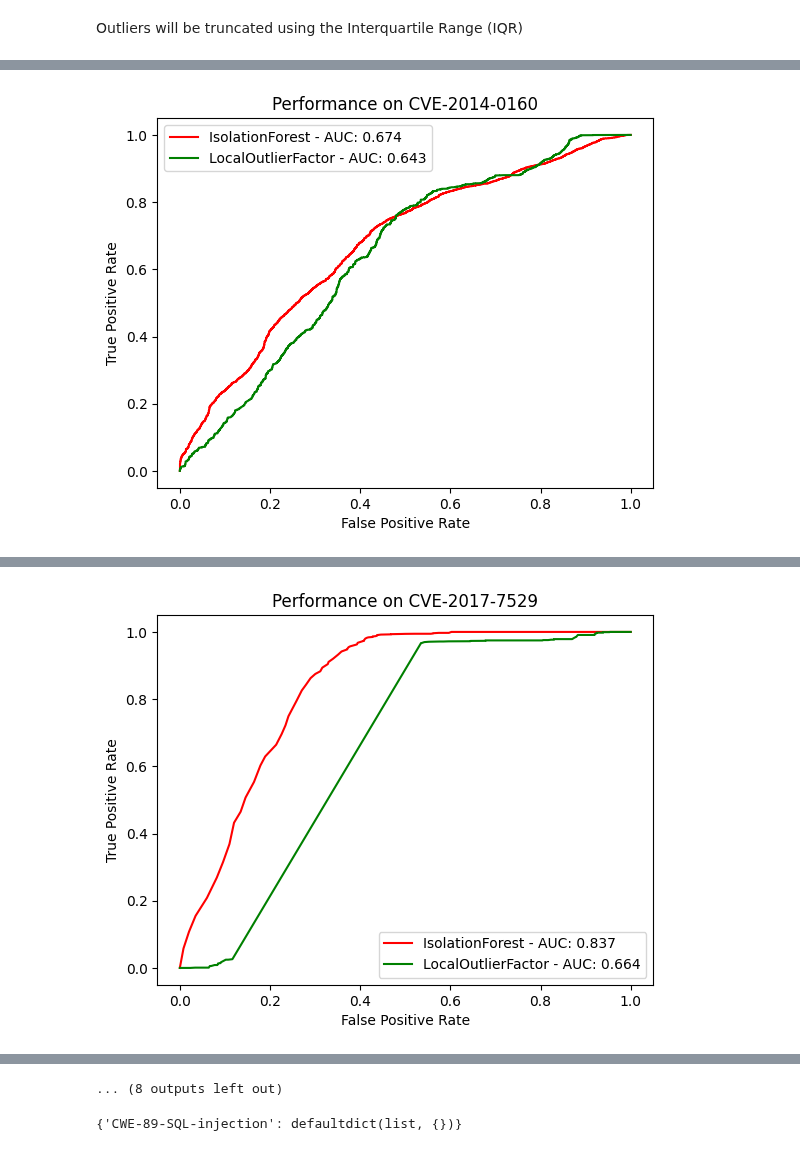
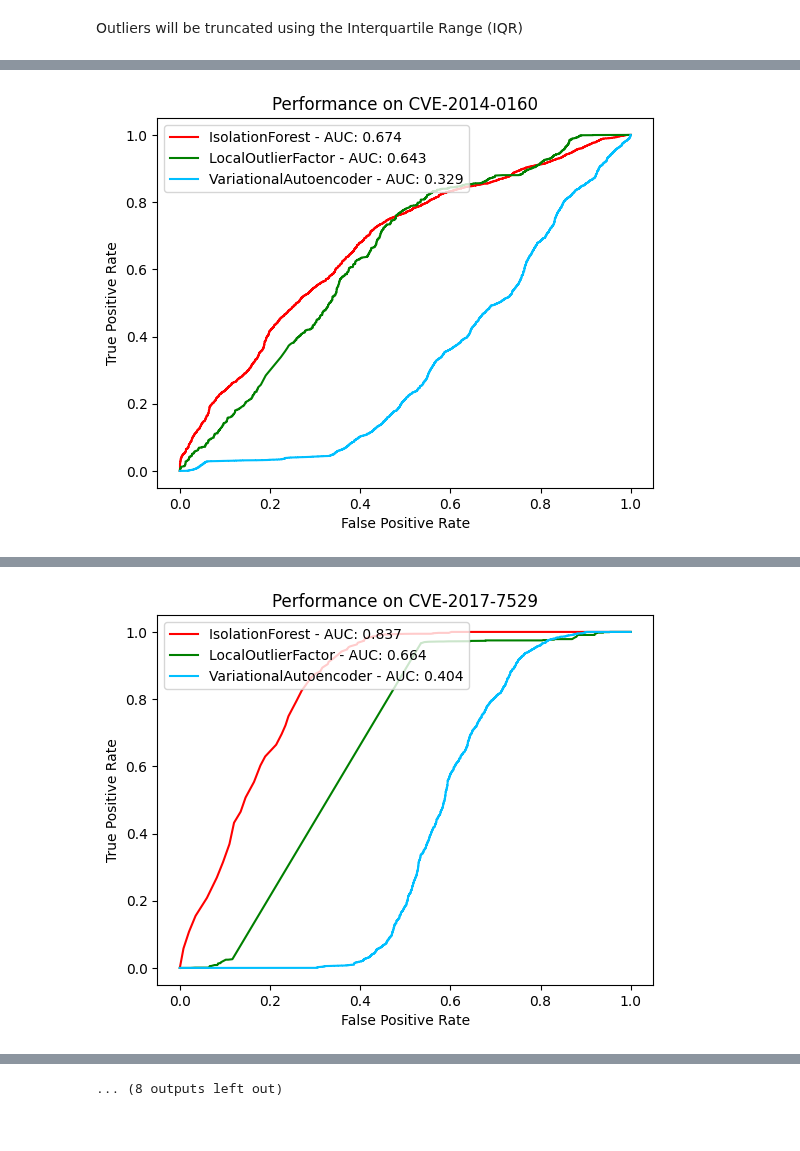
Before and after one commit to Janalytics94/anomaly-detection-software, a Jupyter notebook: src/notebooks/Evaluation.ipynb, the cells around one changed output, grey strips where cells are left out. Saved outputs shown, nothing was run; the diff lists cells and outputs as text; code cells hidden in the pictures.

```diff
--- a/src/notebooks/Evaluation.ipynb
+++ b/src/notebooks/Evaluation.ipynb
@@ -68,3 +68,9 @@ lof_ = {}
 for i in range(0, len(scenarios)):
 # get dict and save mofel for each scenario
     lof_[scenarios[i]] = load_model(model_type=model_type, data=TRAIN, scenario=scenarios[i])
+
+model_type = 'VariationalAutoencoder'
+vae = {}
+for i in range(0, len(scenarios)):
+# get dict and save mofel for each scenario
+    vae[scenarios[i]] = load_model(model_type=model_type, data=TRAIN, scenario=scenarios[i])
@@ -74,11 +92,11 @@ y_true = {}
 for i in range(0, len(scenarios)):
     y_true[scenarios[i]] = encode(TEST[scenarios[i]])['exploit'] # remember 0 = inliners, 1 = outliers
     # encode to fit Isolation Forest predicitons
-    y_true[scenarios[i]] = y_true[scenarios[i]].mask(y_true[scenarios[i]]==1, -1) # now # remember -1 outliers
-    y_true[scenarios[i]]  = y_true[scenarios[i]].mask(y_true[scenarios[i]]==0,  1) # 1 = inliners
+    #y_true[scenarios[i]] = y_true[scenarios[i]].mask(y_true[scenarios[i]]==1, -1) # now # remember -1 outliers
+    #y_true[scenarios[i]]  = y_true[scenarios[i]].mask(y_true[scenarios[i]]==0,  1) # 1 = inliners
 # %%
-name = ['IsolationForest',  'LocalOutlierFactor']
-colors = ['red', 'green']
+name = ['IsolationForest',  'LocalOutlierFactor', 'VariationalAutoencoder']
+colors = ['red', 'green', 'deepskyblue']
 # Create plots for all scenarios
 for i in range(0,len(scenarios)):
    #scenario = "CVE-2012-2122"
@@ -86,7 +104,7 @@ for i in range(0,len(scenarios)):
    X_test = TEST[scenarios[i]]
    X_test = select_columns_for_modelling(X_test)
 
-   algorithms = [ IsoForests[scenarios[i]], lof_[scenarios[i]] ]
+   algorithms = [ IsoForests[scenarios[i]], lof_[scenarios[i]], vae[scenarios[i]] ]
 
 
    fig = plt.figure()
@@ -95,10 +113,10 @@ for i in range(0,len(scenarios)):
 
       fpr_test_, tpr_test_, thresholds = roc_curve(y_true[scenarios[i]], algo_test) # Kommt drauf an wie rum(?) nochmal genau reinschauen
       algo_auc_test = auc(fpr_test_, tpr_test_)
-      J = tpr_test_ - fpr_test_
-      ix = np.argmax(J)
-      best_thresh = thresholds[ix]
-      print(str(name[a]) + ': Best Threshold %f' % (best_thresh))
+      #J = tpr_test_ - fpr_test_
+      #ix = np.argmax(J)
+      #best_thresh = thresholds[ix]
+      #print(str(name[a]) + ': Best Threshold %f' % (best_thresh))
 
 
 
@@ -142,7 +154,8 @@ scores = {}
 for h in range(0, len(scenarios)):
     X_test = TEST[scenarios[h]]
     X_test = select_columns_for_modelling(X_test)
-    algorithms = [(IsoForests[scenarios[h]], 'IsolationForest'),(lof_[scenarios[h]],'LocalOutlierFactor')]
+    algorithms = [(IsoForests[scenarios[h]], 'IsolationForest'),(lof_[scenarios[h]],'LocalOutlierFactor'),
+    (vae[scenarios[h]],'VariationalAutoencoder')]
 
     dict_ = {scenarios[h] : defaultdict(list)}
     scores.update(dict_)
@@ -198,17 +208,15 @@ for i in range(0, len(scenarios)):
     y_true[scenarios[i]] = y_true[scenarios[i]].mask(y_true[scenarios[i]]==1, -1) # now # remember -1 outliers
     y_true[scenarios[i]]  = y_true[scenarios[i]].mask(y_true[scenarios[i]]==0,  1) # 1 = inliners
 # %%
-name = ['IsolationForest',  'LocalOutlierFactor']
-colors = ['red', 'green']
+name = ['IsolationForest',  'LocalOutlierFactor', 'VariationalAutoencoder']
+colors = ['red', 'green', 'deepskyblue']
 # Create plots for all scenarios
 for i in range(0,len(scenarios)):
-   #scenario = "CVE-2012-2122"
    # prepare test data
    X_test = no_outliers[scenarios[i]]
    X_test = select_columns_for_modelling(X_test)
 
-   algorithms = [ IsoForests[scenarios[i]], lof_[scenarios[i]] ]
-
+   algorithms = [ IsoForests[scenarios[i]], lof_[scenarios[i]], vae[scenarios[i]]]
 
    fig = plt.figure()
    for a, algo in enumerate(algorithms):
@@ -216,10 +224,10 @@ for i in range(0,len(scenarios)):
 
       fpr_test_, tpr_test_, thresholds = roc_curve(y_true[scenarios[i]], algo_test) # Kommt drauf an wie rum(?) nochmal genau reinschauen
       algo_auc_test = auc(fpr_test_, tpr_test_)
-      J = tpr_test_ - fpr_test_
-      ix = np.argmax(J)
-      best_thresh = thresholds[ix]
-      print(str(name[a]) + ': Best Threshold %f' % (best_thresh))
+      #J = tpr_test_ - fpr_test_
+      #ix = np.argmax(J)
+      #best_thresh = thresholds[ix]
+      #print(str(name[a]) + ': Best Threshold %f' % (best_thresh))
 
 
 
@@ -247 +253 @@ LocalOutlierFactor: Best Threshold 0.244988
-[figure, old version]
+[figure, new version]
@@ -250 +255 @@ LocalOutlierFactor: Best Threshold 0.500000
-[figure, old version]
+[figure, new version]
@@ -260,8 +262,4 @@ LocalOutlierFactor: Best Threshold -0.485411
 ... (8 outputs left out)
-# %%
-threshold_dict
-# %% [output]
-{'CWE-89-SQL-injection': defaultdict(list, {})}
 # %%
 # Sceanrio can be chosen dynamically
 scores = {}
```
Also changed, not shown: parts of 6 cells of this notebook, 41 other files.
